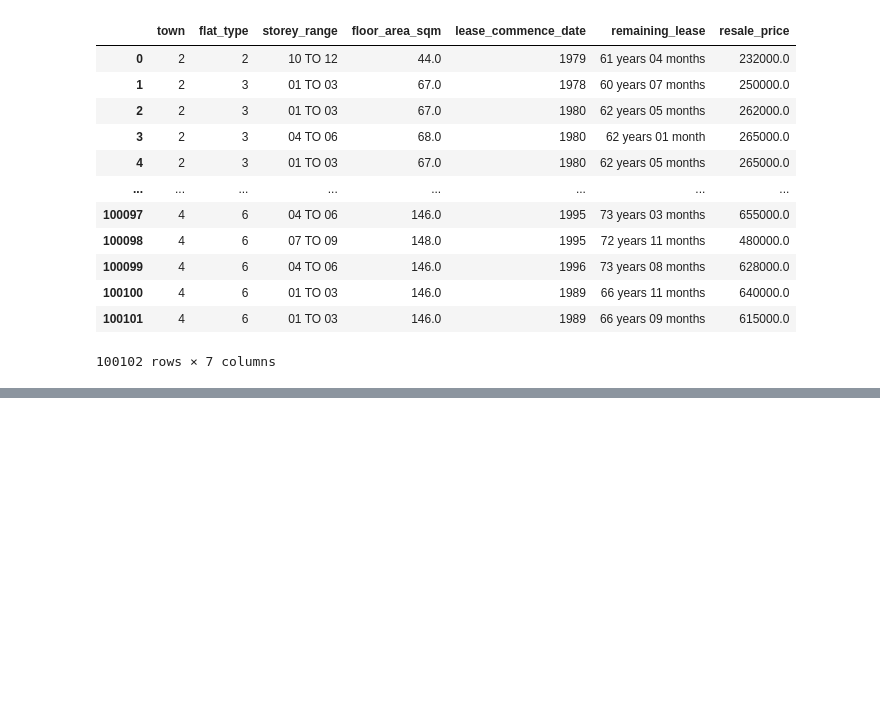
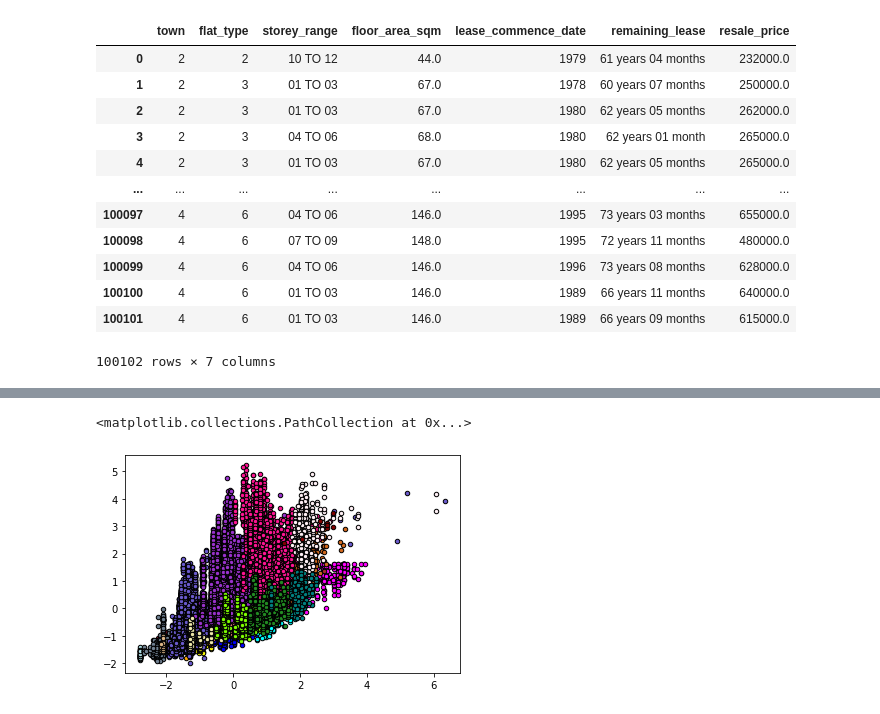
Before and after one commit to Bcwz/hdb, a Jupyter notebook: hdb.ipynb, the cells around one changed output, grey strips where cells are left out. Cells and saved outputs as stored; diff of their text form; code cells hidden in the pictures; blank space fills up the shorter version.

```diff
--- a/hdb.ipynb
+++ b/hdb.ipynb
@@ -4,6 +8,6 @@ Step 1:
 import original CSV file from https://data.gov.sg/dataset/resale-flat-prices
 # %%
 import pandas as pd
-df = pd.read_csv("resale-flat-prices-based-on-registration-date-from-jan-2017-onwards.csv")
-print(df)
+df = pd.read_csv("resale-flat-prices-based-on-registration-date-from-jan-2017-onwards.csv",header='infer')
+df
 # %% [output]
@@ -380,0 +440,11 @@ dfClassified
+# %%
+from sklearn import preprocessing
+
+X=dfClassified[['town', 'flat_type', 'floor_area_sqm', 'resale_price', 'number_of_people' ]].to_numpy()
+standard = preprocessing.StandardScaler().fit(X)
+standardized = standard.transform(X)
+print(standardized)
+
+Y=dfClassified[['label']].to_numpy()
+Y=Y.reshape(-1)
+print(Y)
@@ -380,0 +460,65 @@ dfClassified
+# %%
+import matplotlib.pyplot as plt
+
+reds = Y == 1
+black = Y == 2
+yellow = Y == 3
+blue = Y == 4
+aqua = Y == 5
+magenta = Y == 6
+brown = Y == 7
+deepskyblue = Y == 8
+crimson = Y == 9
+orange = Y == 10
+
+lightcoral = Y == 11
+silver = Y == 12
+chocolate = Y == 13
+mediumseagreen = Y == 14
+powderblue = Y == 15
+slategrey = Y == 16
+slateblue = Y == 17
+darkorchid = Y == 18
+deeppink = Y == 19
+lavenderblush = Y == 20
+
+maroon = Y == 21
+saddlebrown = Y == 22
+burlywood = Y == 23
+palegoldenrod = Y == 24
+chartreuse = Y == 25
+forestgreen = Y == 26
+teal = Y == 27
+
+plt.scatter(standardized[reds, 2], standardized[reds, 3], c="red",s=20, edgecolor='k')
+plt.scatter(standardized[black, 2], standardized[black, 3], c="black", s=20, edgecolor='k')
+plt.scatter(standardized[yellow, 2], standardized[yellow, 3], c="yellow",s=20, edgecolor='k')
+plt.scatter(standardized[blue, 2], standardized[blue, 3], c="blue", s=20, edgecolor='k')
+plt.scatter(standardized[aqua, 2], standardized[aqua, 3], c="aqua",s=20, edgecolor='k')
+plt.scatter(standardized[magenta, 2], standardized[magenta, 3], c="magenta", s=20, edgecolor='k')
+plt.scatter(standardized[brown, 2], standardized[brown, 3], c="brown",s=20, edgecolor='k')
+plt.scatter(standardized[deepskyblue, 2], standardized[deepskyblue, 3], c="deepskyblue", s=20, edgecolor='k')
+plt.scatter(standardized[crimson, 2], standardized[crimson, 3], c="crimson",s=20, edgecolor='k')
+plt.scatter(standardized[orange, 2], standardized[orange, 3], c="orange", s=20, edgecolor='k')
+
+plt.scatter(standardized[lightcoral, 2], standardized[lightcoral, 3], c="lightcoral",s=20, edgecolor='k')
+plt.scatter(standardized[silver, 2], standardized[silver, 3], c="silver", s=20, edgecolor='k')
+plt.scatter(standardized[chocolate, 2], standardized[chocolate, 3], c="chocolate",s=20, edgecolor='k')
+plt.scatter(standardized[mediumseagreen, 2], standardized[mediumseagreen, 3], c="mediumseagreen", s=20, edgecolor='k')
+plt.scatter(standardized[powderblue, 2], standardized[powderblue, 3], c="powderblue",s=20, edgecolor='k')
+plt.scatter(standardized[slategrey, 2], standardized[slategrey, 3], c="slategrey", s=20, edgecolor='k')
+plt.scatter(standardized[slateblue, 2], standardized[slateblue, 3], c="slateblue",s=20, edgecolor='k')
+plt.scatter(standardized[darkorchid, 2], standardized[darkorchid, 3], c="darkorchid", s=20, edgecolor='k')
+plt.scatter(standardized[deeppink, 2], standardized[deeppink, 3], c="deeppink",s=20, edgecolor='k')
+plt.scatter(standardized[lavenderblush, 2], standardized[lavenderblush, 3], c="lavenderblush", s=20, edgecolor='k')
+
+plt.scatter(standardized[maroon, 2], standardized[maroon, 3], c="maroon",s=20, edgecolor='k')
+plt.scatter(standardized[saddlebrown, 2], standardized[saddlebrown, 3], c="saddlebrown", s=20, edgecolor='k')
+plt.scatter(standardized[burlywood, 2], standardized[burlywood, 3], c="burlywood",s=20, edgecolor='k')
+plt.scatter(standardized[palegoldenrod, 2], standardized[palegoldenrod, 3], c="palegoldenrod", s=20, edgecolor='k')
+plt.scatter(standardized[chartreuse, 2], standardized[chartreuse, 3], c="chartreuse",s=20, edgecolor='k')
+plt.scatter(standardized[forestgreen, 2], standardized[forestgreen, 3], c="forestgreen", s=20, edgecolor='k')
+plt.scatter(standardized[teal, 2], standardized[teal, 3], c="teal",s=20, edgecolor='k')
+# %% [output]
+<matplotlib.collections.PathCollection at 0x...>
+[figure, added]
```
Also changed, not shown: parts of 34 cells of this notebook.
